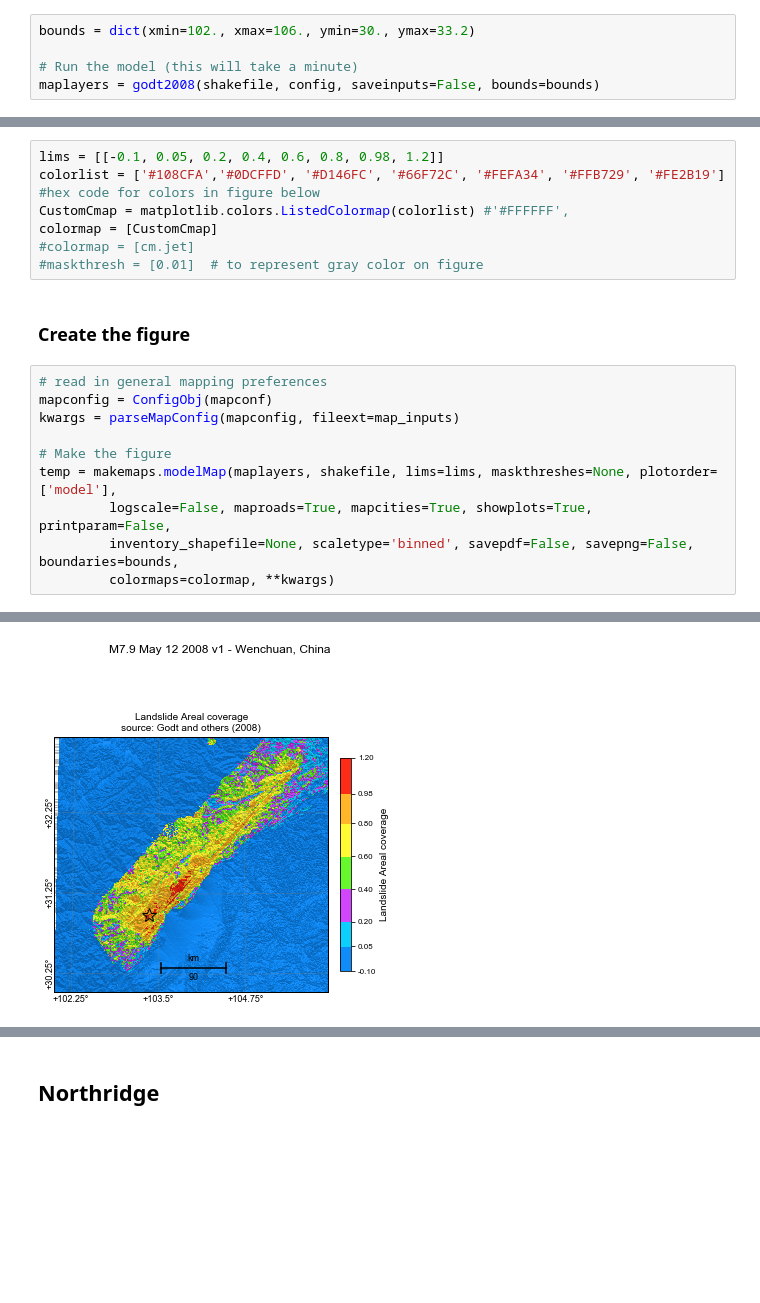
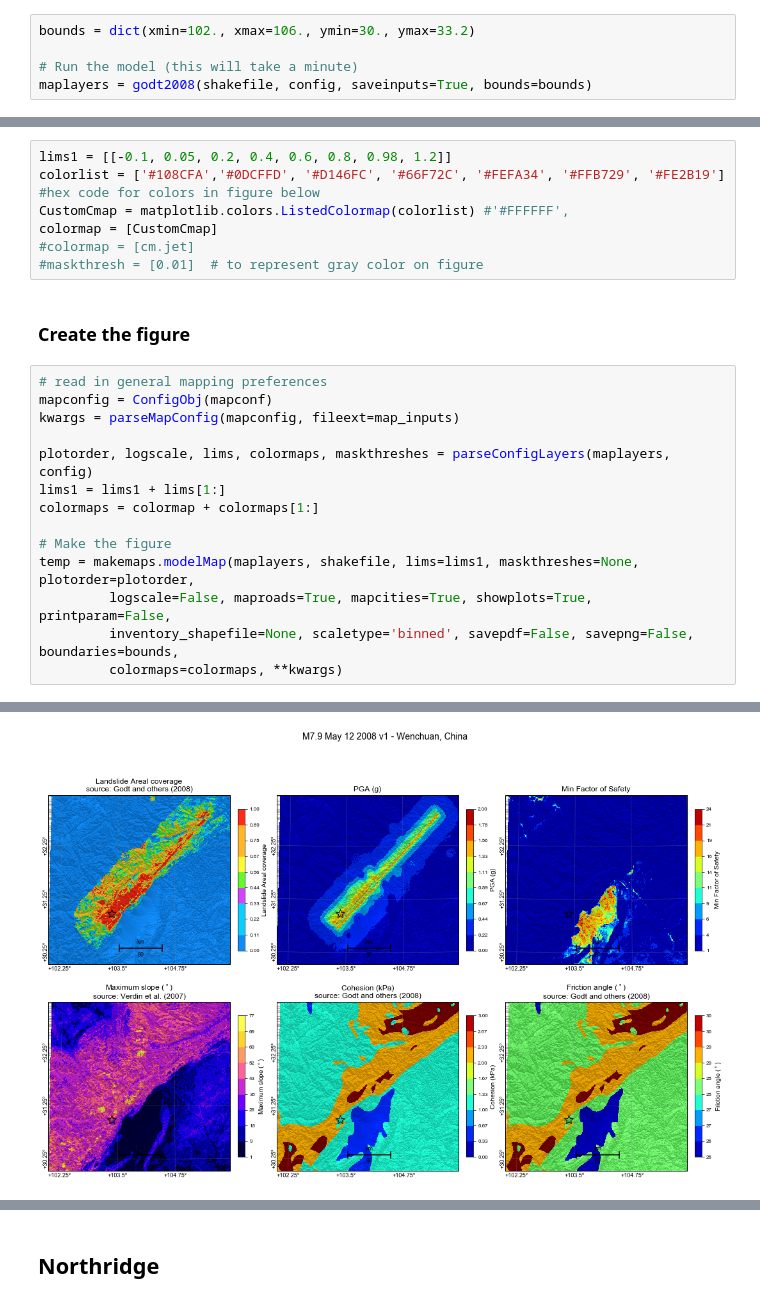
Before and after one commit to QingleCheng/groundfailure-notebooks, a Jupyter notebook: notebooks/Validate Godt et al 2008 landslide model.ipynb, the cells around one changed output, grey strips where cells are left out. Cells and saved outputs as stored; diff of their text form; blank space fills up the shorter version.

Commit message:
updated all notebooks to also plot input layers

```diff
--- a/notebooks/Validate Godt et al 2008 landslide model.ipynb
+++ b/notebooks/Validate Godt et al 2008 landslide model.ipynb
@@ -55,11 +55,11 @@ config = correct_config_filepaths(datadir, config)
 bounds = dict(xmin=102., xmax=106., ymin=30., ymax=33.2)
 
 # Run the model (this will take a minute)
-maplayers = godt2008(shakefile, config, saveinputs=False, bounds=bounds)
+maplayers = godt2008(shakefile, config, saveinputs=True, bounds=bounds)
 # %% [markdown]
 ### Change bins to match figure from paper
 # %%
-lims = [[-0.1, 0.05, 0.2, 0.4, 0.6, 0.8, 0.98, 1.2]]
+lims1 = [[-0.1, 0.05, 0.2, 0.4, 0.6, 0.8, 0.98, 1.2]]
 colorlist = ['#108CFA','#0DCFFD', '#D146FC', '#66F72C', '#FEFA34', '#FFB729', '#FE2B19']  #hex code for colors in figure below
 CustomCmap = matplotlib.colors.ListedColormap(colorlist) #'#FFFFFF',
 colormap = [CustomCmap]
@@ -70,23 +70,27 @@ colormap = [CustomCmap]
 # %%
 # read in general mapping preferences
 mapconfig = ConfigObj(mapconf)
 kwargs = parseMapConfig(mapconfig, fileext=map_inputs)
 
+plotorder, logscale, lims, colormaps, maskthreshes = parseConfigLayers(maplayers, config)
+lims1 = lims1 + lims[1:]
+colormaps = colormap + colormaps[1:]
+
 # Make the figure
-temp = makemaps.modelMap(maplayers, shakefile, lims=lims, maskthreshes=None, plotorder=['model'],
+temp = makemaps.modelMap(maplayers, shakefile, lims=lims1, maskthreshes=None, plotorder=plotorder,
          logscale=False, maproads=True, mapcities=True, showplots=True, printparam=False,
          inventory_shapefile=None, scaletype='binned', savepdf=False, savepng=False, boundaries=bounds,
-         colormaps=colormap, **kwargs)
+         colormaps=colormaps, **kwargs)
 # %% [output]
 roadfolder not valid - roads will not be displayed
 
 cities file not valid - cities will not be displayed
 
 No output location given, using current directory for outputs
 
 Input boundaries are almost the same as specified boundaries, no cutting needed
 Not able to read specified ocean file, will use default ocean masking
-[figure, old version]
+[figure, new version]
 # %% [markdown]
 ### Compare to the result from the original paper for this event (below)
 <img src="data/images/godt2008_wenchuan.png" alt="From Paper" style="width: 500px;" align="left"/>
```
Also changed, not shown: parts of 2 cells of this notebook, 5 other files.
